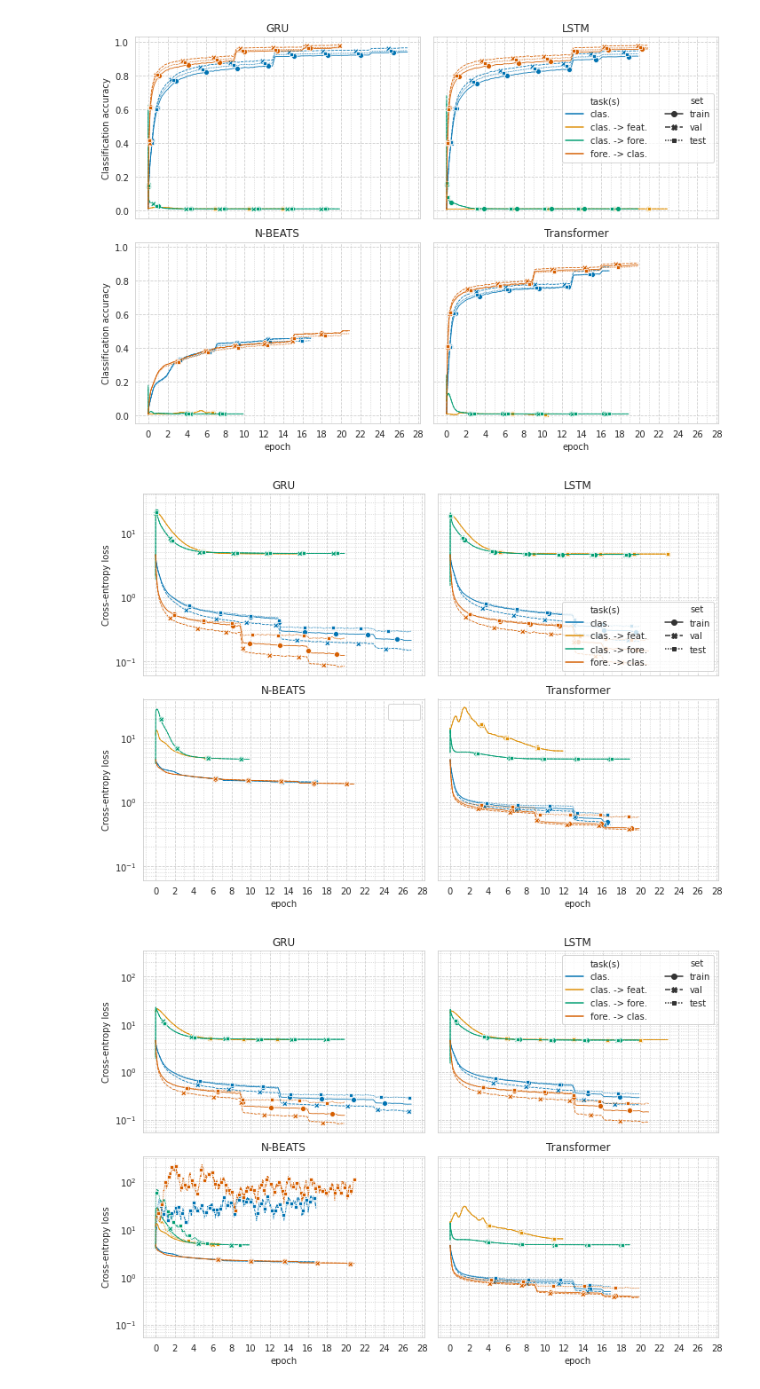
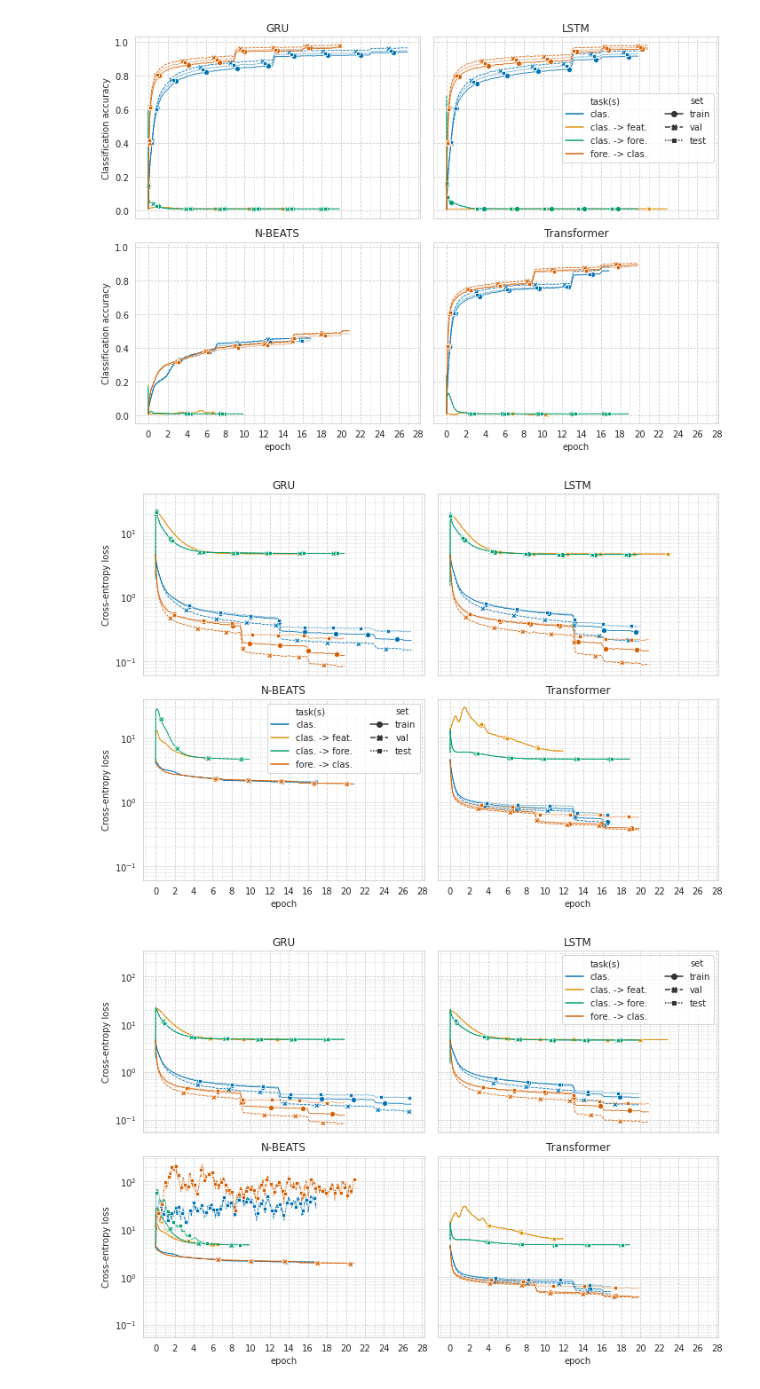
Before and after one commit to streitl/validyna, a Jupyter notebook: notebooks/Plot Results.ipynb, the cells around one changed output. Drawn from its saved outputs; the diff is of its cells as text; code cells hidden in the pictures.

```diff
--- a/notebooks/Plot Results.ipynb
+++ b/notebooks/Plot Results.ipynb
@@ -356,12 +356,13 @@ fig.savefig('../../Resources/Thesis/prober-classification-accuracy.pdf', format=
 [figure]
 # %%
 fig, axes = cross_loss_plots_per_model(
-    data=pr_rolled[~((pr_rolled.model == 'N-BEATS') & (pr_rolled.set == 'test'))], **p_pr
+    data=pr_rolled[~((pr_rolled.model == 'N-BEATS') & (pr_rolled.set == 'test'))],
+    legend_pos=2, **p_pr
 )
 add_n_empty_items_to_legend(1, axes[1, 0])
 fig.savefig('../../Resources/Thesis/prober-classification-loss-no-nbeats-test.pdf', format='pdf');
 # %% [output]
-[figure, old version]
+[figure, new version]
 # %%
 fig, axes = cross_loss_plots_per_model(
     data=pr_rolled, **p_pr
```
Also changed, not shown: parts of 2 cells of this notebook.
